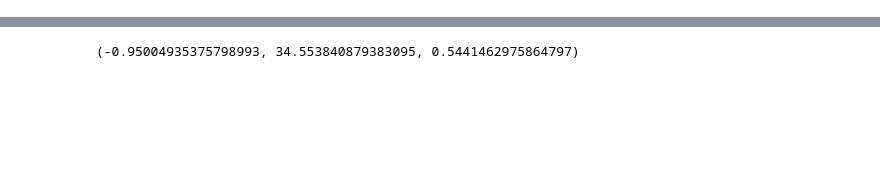
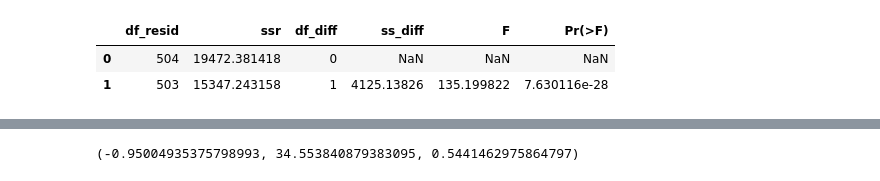
Before and after one commit to allisontngo/dataScience, a Jupyter notebook: Lab_Intro_Statistical_Learning/Chapter3 Lab.ipynb, the cells around one changed output, grey strips where cells are left out. Cells and saved outputs as stored; diff of their text form; code cells hidden in the pictures; blank space fills up the shorter version.

Commit message:
finished chapter 3 lab using python statsmodels

```diff
--- a/Lab_Intro_Statistical_Learning/Chapter3 Lab.ipynb
+++ b/Lab_Intro_Statistical_Learning/Chapter3 Lab.ipynb
@@ -71,0 +112,9 @@ OLS Regression Results
+# %%
+# anova
+from statsmodels.stats.api import anova_lm
+lm_fit = smf.ols('medv ~ lstat', data=boston).fit()
+anova_lm(lm_fit, lm_fit2)
+# %% [output]
+|  | df_resid | ssr | df_diff | ss_diff | F | Pr(>F) |
+| 0 | 504 | 19472.381418 | 0 | NaN | NaN | NaN |
+| 1 | 503 | 15347.243158 | 1 | 4125.13826 | 135.199822 | 7.630116e-28 |
```
Also changed, not shown: parts of 11 cells of this notebook.
